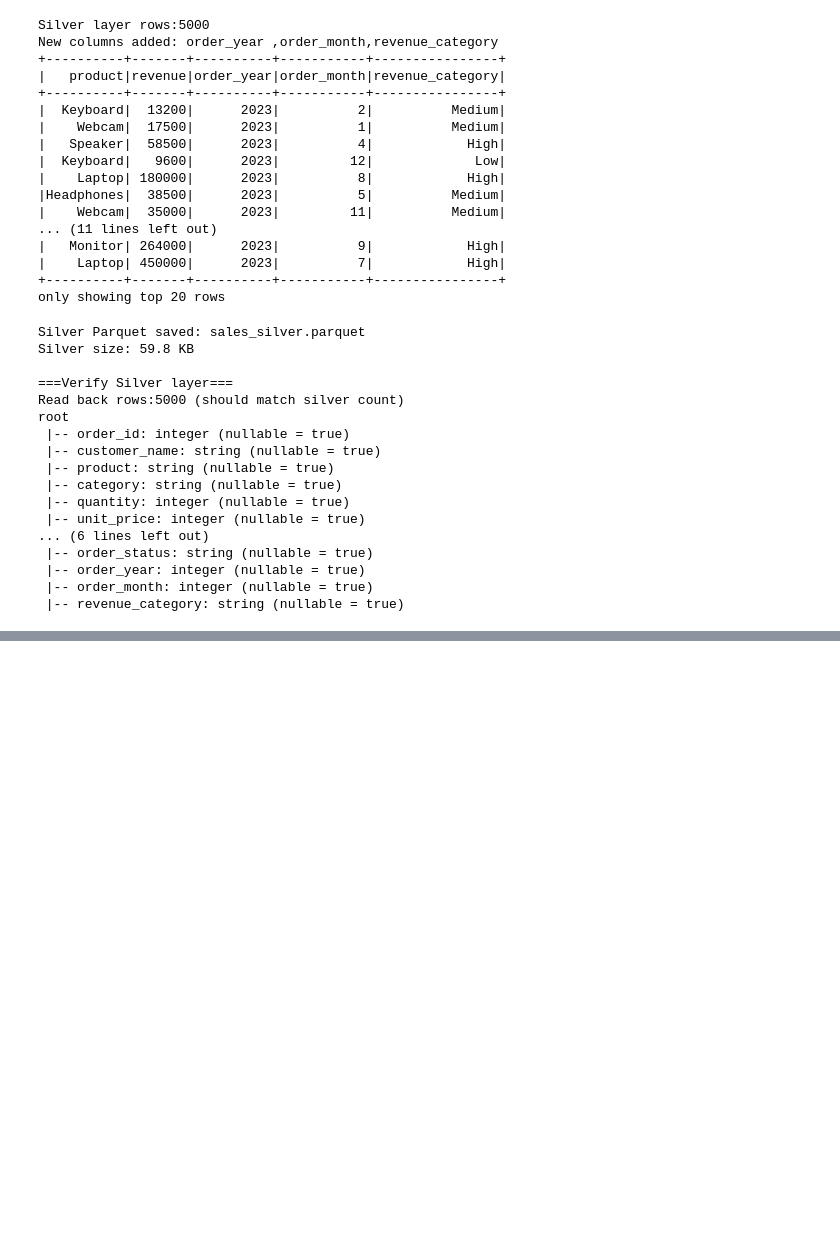
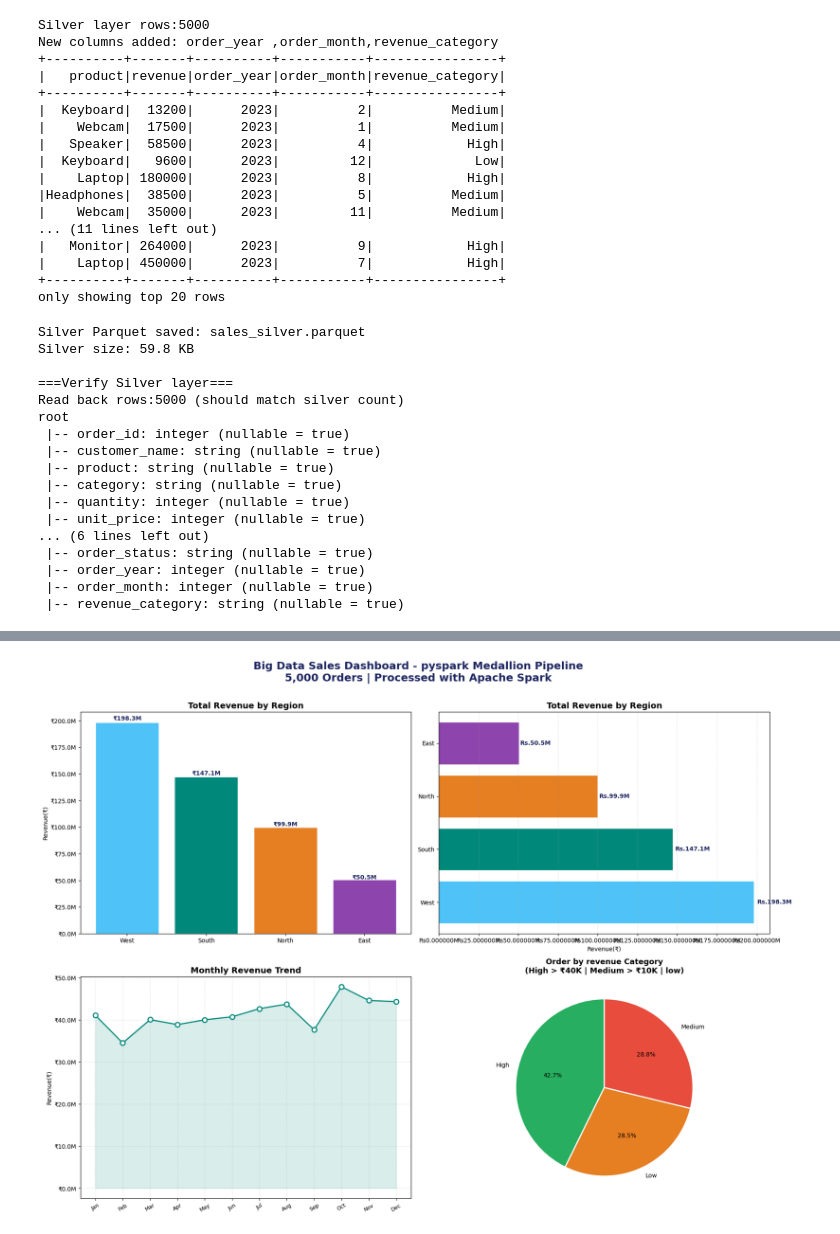
Before and after one commit to divyadharshiny26/divyadharshiny-codebooster-internship-2026, a Jupyter notebook: PHASE_1/Day_04_BigData_PySpark_Architecture/Divyadharshiny_v_GenAI_Internship_Day4.ipynb, the cells around one changed output, grey strips where cells are left out. Drawn from its saved outputs; the diff is of its cells as text; code cells hidden in the pictures; blank space fills up the shorter version.

```diff
--- a/PHASE_1/Day_04_BigData_PySpark_Architecture/Divyadharshiny_v_GenAI_Internship_Day4.ipynb
+++ b/PHASE_1/Day_04_BigData_PySpark_Architecture/Divyadharshiny_v_GenAI_Internship_Day4.ipynb
@@ -216,0 +426,13 @@ root
+# %%
+region_pd = spark.read.parquet('gold_region_revenue.parquet').toPandas()
+product_pd = spark.read.parquet('gold_product_summary.parquet').toPandas()
+monthly_pd = spark.read.parquet('gold_monthly_revenue_trend.parquet').toPandas()
+
+print('Gold tables converted to Pandas:')
+print(f'Region:{region_pd.shape}')
+print(f'Product:{product_pd.shape}')
+print(f'Monthly:{monthly_pd.shape}')
+
+region_pd = region_pd.sort_values('total_revenue',ascending=False)
+product_pd = product_pd.sort_values('total_revenue',ascending=False)
+monthly_pd = monthly_pd.sort_values('order_month')
@@ -216,0 +444,87 @@ root
+# %%
+fig,axes=plt.subplots(2,2,figsize=(18,13))
+fig.suptitle(
+    'Big Data Sales Dashboard - pyspark Medallion Pipeline\n'
+    '5,000 Orders | Processed with Apache Spark',
+    fontsize=18,fontweight='bold',color='#1E2761',y=1.01
+)
+colors4=['#4FC3F7','#00897B','#E67E22','#8E44AD','#E74C3C']
+
+# -- Panel 1 :Revenue by region --
+ax1=axes[0][0]
+bars1 = ax1.bar(region_pd['region'],region_pd['total_revenue'],color=colors4[:len(region_pd)],edgecolor='white')
+
+for bar in bars1:
+  ax1.text(
+      bar.get_x()+bar.get_width()/2,
+      bar.get_height()*1.01,
+      f'₹{bar.get_height()/1e6:.1f}M',
+      ha='center',fontsize=10,fontweight='bold',color='#1E2761')
+  ax1.set_title('Total Revenue by Region',fontsize=14,fontweight='bold')
+  ax1.set_ylabel('Revenue(₹)')
+  ax1.yaxis.set_major_formatter(plt.FuncFormatter(lambda x,_: f'₹{x/1e6:.1f}M'))
+
+# -- Panel 2 : Top Product Horizontal Bar --
+
+ax2=axes[0][1]
+bars2=ax2.barh(region_pd['region'],region_pd['total_revenue'],
+              color=colors4[:len(region_pd)], edgecolor='white')
+for bar in bars2:
+  ax2.text(
+      bar.get_width() * 1.01,
+      bar.get_y() + bar.get_height() / 2,
+      f'Rs.{bar.get_width()/1e6:.1f}M',
+      ha='left',
+      va='center',
+      fontsize=10,
+      fontweight='bold',
+      color='#1E2761'
+  )
+
+ax2.set_title('Total Revenue by Region',fontsize=14,fontweight='bold')
+ax2.set_xlabel('Revenue(₹)')
+ax2.xaxis.set_major_formatter(plt.FuncFormatter(lambda x,_:f'Rs{x/1e6:1f}M'))
+
+ax2.grid(axis='x',alpha=0.3,linestyle='--')
+
+# -- Panal 3 : Monthly Revenue Trend --
+
+ax3=axes[1][0]
+month_names=['Jan','Feb','Mar','Apr','May','Jun','Jul','Aug','Sep','Oct','Nov','Dec']
+
+full_month_names_map = {
+    'January': 1, 'February': 2, 'March': 3, 'April': 4, 'May': 5, 'June': 6,
+    'July': 7, 'August': 8, 'September': 9, 'October': 10, 'November': 11, 'December': 12
+}
+
+monthly_pd['numerical_month'] = monthly_pd['order_month'].map(full_month_names_map)
+monthly_pd = monthly_pd.sort_values('numerical_month').reset_index(drop=True)
+
+monthly_labels=[month_names[m-1] for m in monthly_pd['numerical_month']]
+
+ax3.plot(monthly_labels,monthly_pd['monthly_revenue'],marker='o',linewidth=2,color='#00897B',markersize=8,markerfacecolor='white',markeredgewidth=2)
+ax3.fill_between(range(len(monthly_labels)),monthly_pd['monthly_revenue'],alpha=0.15,color='#00897B')
+ax3.set_title('Monthly Revenue Trend',fontsize=14,fontweight='bold')
+ax3.set_ylabel('Revenue(₹)')
+ax3.yaxis.set_major_formatter(plt.FuncFormatter(lambda y,_: f'₹{y/1e6:.1f}M'))
+ax3.grid(alpha=0.3,linestyle='--')
+ax3.tick_params(axis='x',rotation=30, labelsize=9)
+
+# -- Panal 4 : Revenue Category Breakdown (Pie) --
+
+ax4 = axes[1][1]
+rev_cat = df_silver.groupBy('revenue_category') \
+  .count().orderBy('revenue_category').toPandas()
+ax4.pie(rev_cat['count'],
+        labels=rev_cat['revenue_category'],
+        colors=['#27AE60', '#E67E22', '#E74C3C'],
+        autopct='%1.1f%%', startangle=90,
+        wedgeprops={'edgecolor': 'white', 'linewidth' : 2})
+ax4.set_title('Order by revenue Category\n(High > ₹40K | Medium > ₹10K | low)',fontsize=13,fontweight='bold')
+
+plt.tight_layout()
+plt.savefig('big_data_dashboard.png', dpi=150, bbox_inches='tight')
+plt.show()
+print('Dashboard saved : big_data_dashboard.png')
+# %% [output]
+[figure, added]
```
Also changed, not shown: parts of 9 cells of this notebook.
